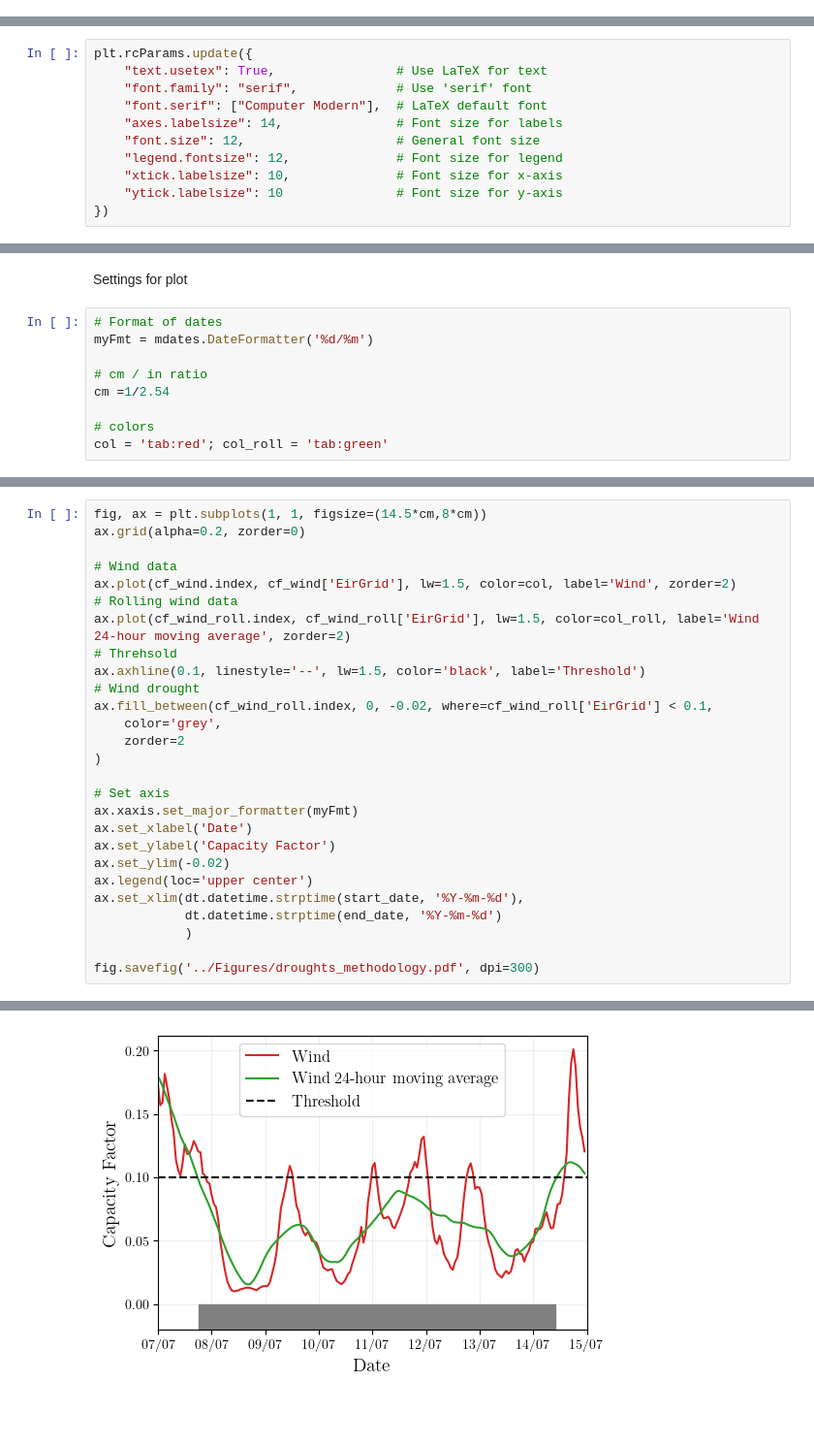
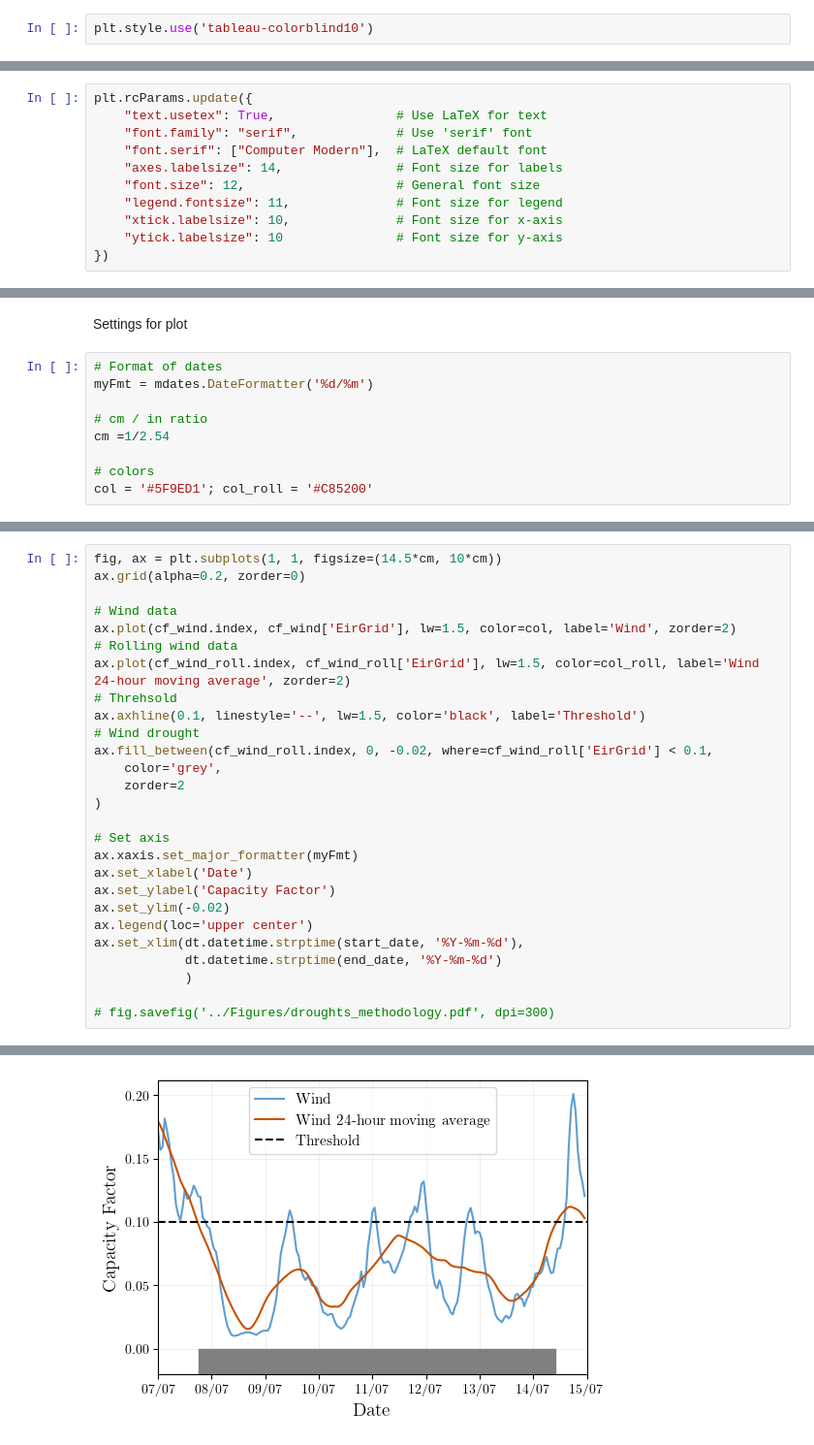
Before and after one commit to BorisM202/RES_droughts, a Jupyter notebook: Scripts/droughts_methodology.ipynb, the cells around one changed output, grey strips where cells are left out. Shown at 97% size. Drawn from its saved outputs; the diff is of its cells as text; blank space fills up the shorter version.

```diff
--- a/Scripts/droughts_methodology.ipynb
+++ b/Scripts/droughts_methodology.ipynb
@@ -7,6 +7,8 @@ import pandas as pd                     # Data
 import matplotlib.pyplot as plt         # Plot
 import matplotlib.dates as mdates       # Plot
 import datetime as dt
+# %%
+plt.style.use('tableau-colorblind10')
 # %% [markdown]
 Use Latex Font
 # %%
@@ -16,7 +18,7 @@ plt.rcParams.update({
     "font.serif": ["Computer Modern"],  # LaTeX default font
     "axes.labelsize": 14,               # Font size for labels
     "font.size": 12,                    # General font size
-    "legend.fontsize": 12,              # Font size for legend
+    "legend.fontsize": 11,              # Font size for legend
     "xtick.labelsize": 10,              # Font size for x-axis
     "ytick.labelsize": 10               # Font size for y-axis
 })
@@ -53,4 +55,4 @@ myFmt = mdates.DateFormatter('%d/%m')
 cm =1/2.54
 
 # colors
-col = 'tab:red'; col_roll = 'tab:green'
+col = '#5F9ED1'; col_roll = '#C85200'
@@ -57,5 +63,5 @@ col = 'tab:red'; col_roll = 'tab:green'
 # %%
-fig, ax = plt.subplots(1, 1, figsize=(14.5*cm,8*cm))
+fig, ax = plt.subplots(1, 1, figsize=(14.5*cm, 10*cm))
 ax.grid(alpha=0.2, zorder=0)
 
 # Wind data
@@ -80,5 +86,5 @@ ax.set_xlim(dt.datetime.strptime(start_date, '%Y-%m-%d'),
             dt.datetime.strptime(end_date, '%Y-%m-%d')
             )
 
-fig.savefig('../Figures/droughts_methodology.pdf', dpi=300)
+# fig.savefig('../Figures/droughts_methodology.pdf', dpi=300)
 # %% [output]
@@ -85 +92 @@ fig.savefig('../Figures/droughts_methodology.pdf', dpi=300)
-[figure, old version]
+[figure, new version]
```
Also changed, not shown: parts of 2 cells of this notebook.
